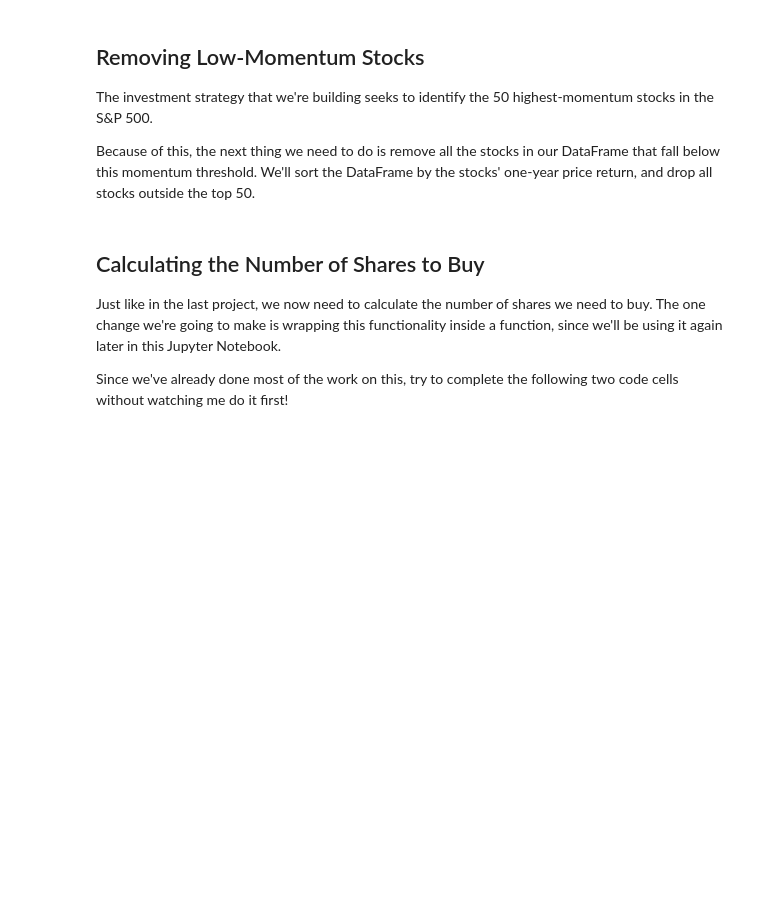
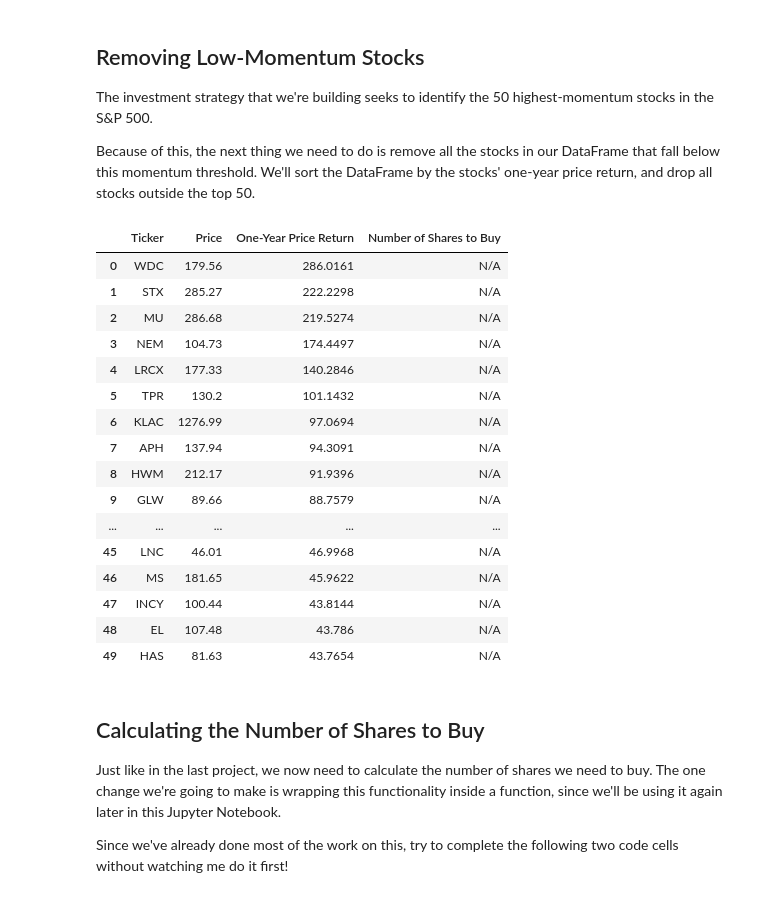
Before and after one commit to JeffreyPatino/algorithmic-trading-python, a Jupyter notebook: starter_files/002_quantitative_momentum_strategy.ipynb, the cells around one changed output. Saved outputs shown, nothing was run; the diff lists cells and outputs as text; code cells hidden in the pictures; blank space fills up the shorter version.

```diff
--- a/starter_files/002_quantitative_momentum_strategy.ipynb
+++ b/starter_files/002_quantitative_momentum_strategy.ipynb
@@ -76,0 +126,34 @@ Now we need to create a blank DataFrame and add our data to the data frame one-b
+# %%
+final_dataframe = pd.DataFrame(columns = my_columns)
+rows = []
+for stock in stocks['Ticker']:
+    try:
+        pricing_api_url = f'https://finnhub.io/api/v1/quote?symbol={stock}&token={FINNHUB_API_KEY}'
+        basic_financials_api_url = f'https://finnhub.io/api/v1/stock/metric?symbol={stock}&metric=all&token={FINNHUB_API_KEY}'
+
+        pricing_data = requests.get(pricing_api_url).json()
+        if pricing_data.get('error'):
+            raise Exception(f"Error fetching pricing data for {stock}: {pricing_data['error']}")
+
+        basic_financials = requests.get(basic_financials_api_url).json()
+        if basic_financials.get('error'):
+            raise Exception(f"Error fetching basic financials data for {stock}: {basic_financials['error']}")
+
+        price = pricing_data.get('c') or 'N/A'
+        one_year_price_return = basic_financials.get('metric', {}).get('52WeekPriceReturnDaily') or 'N/A'
+
+        price = price if price != 0 else 'N/A'
+        one_year_price_return = one_year_price_return if one_year_price_return != 0 else 'N/A'
+
+    except Exception as e:
+        print(f"An error occurred for {stock}: {e}")
+        price = 'N/A'
+        one_year_price_return = 'N/A'
+
+    rows.append([stock, price, one_year_price_return, 'N/A'])
+
+    time.sleep(1)
+
+final_dataframe = pd.DataFrame(rows, columns=my_columns)
+
+final_dataframe
@@ -80,6 +177,31 @@ Now we need to create a blank DataFrame and add our data to the data frame one-b
 The investment strategy that we're building seeks to identify the 50 highest-momentum stocks in the S&P 500.
 
 Because of this, the next thing we need to do is remove all the stocks in our DataFrame that fall below this momentum threshold. We'll sort the DataFrame by the stocks' one-year price return, and drop all stocks outside the top 50.
+# %%
+final_dataframe_updated = final_dataframe[final_dataframe['One-Year Price Return'] != 'N/A']
+
+final_dataframe_updated = final_dataframe_updated.sort_values('One-Year Price Return', ascending=False)
+final_dataframe_updated = final_dataframe_updated[:50]
+final_dataframe_updated.reset_index(inplace=True, drop=True)
+final_dataframe_updated
+# %% [output]
+|  | Ticker | Price | One-Year Price Return | Number of Shares to Buy |
+| 0 | WDC | 179.56 | 286.0161 | N/A |
+| 1 | STX | 285.27 | 222.2298 | N/A |
+| 2 | MU | 286.68 | 219.5274 | N/A |
+| 3 | NEM | 104.73 | 174.4497 | N/A |
+| 4 | LRCX | 177.33 | 140.2846 | N/A |
+| 5 | TPR | 130.2 | 101.1432 | N/A |
+| 6 | KLAC | 1276.99 | 97.0694 | N/A |
+| 7 | APH | 137.94 | 94.3091 | N/A |
+| 8 | HWM | 212.17 | 91.9396 | N/A |
+| 9 | GLW | 89.66 | 88.7579 | N/A |
+| ... | ... | ... | ... | ... |
+| 45 | LNC | 46.01 | 46.9968 | N/A |
+| 46 | MS | 181.65 | 45.9622 | N/A |
+| 47 | INCY | 100.44 | 43.8144 | N/A |
+| 48 | EL | 107.48 | 43.786 | N/A |
+| 49 | HAS | 81.63 | 43.7654 | N/A |
 # %% [markdown]
 ## Calculating the Number of Shares to Buy
 
```
Also changed, not shown: parts of 18 cells of this notebook, 3 other files.
